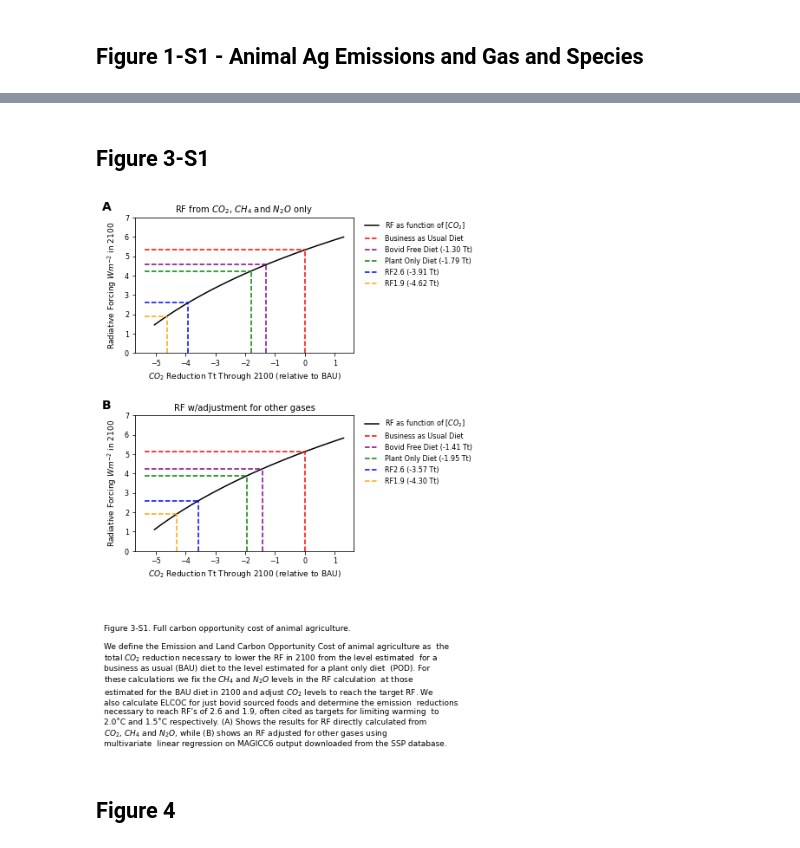
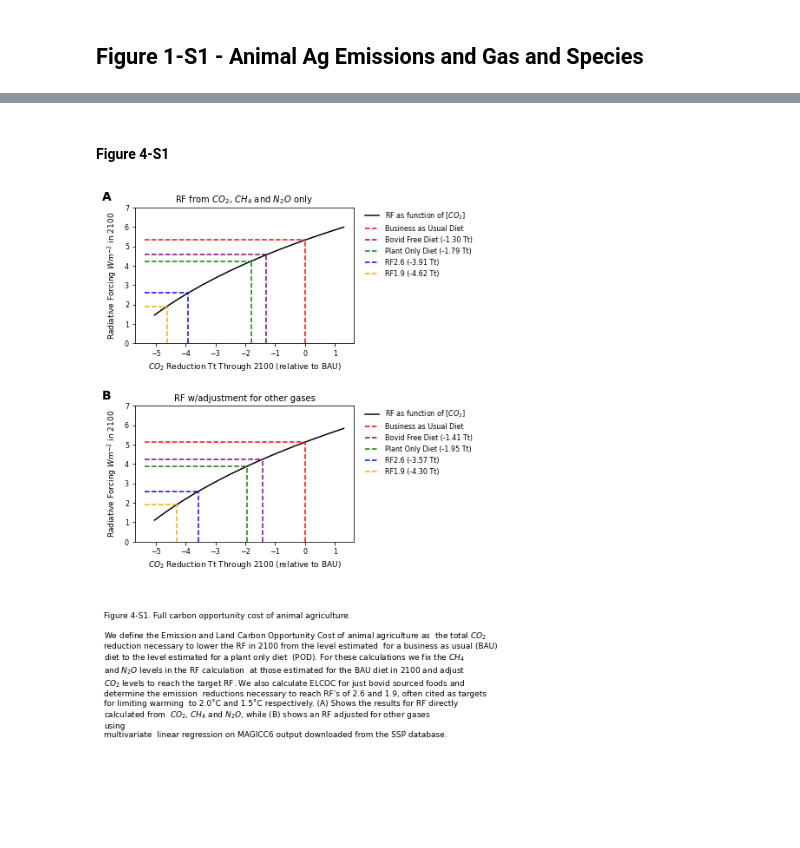
Before and after one commit to mbeisen/LivestockClimateImpact, a Jupyter notebook: PlanetaryReset.ipynb, the cells around one changed output, grey strips where cells are left out. Cells and saved outputs as stored; diff of their text form; code cells hidden in the pictures; blank space fills up the shorter version.

```diff
--- a/PlanetaryReset.ipynb
+++ b/PlanetaryReset.ipynb
@@ -965,3 +1157,9 @@ for scen in scenario_list:
+# %%
+for scen in scenario_list:
+    scenarios['ACO2EQ|%s' % scen] = compute_aco2eq(scenarios['CRFD|%s' % scen])
+    scenarios['COC|%s' % scen] = (scenarios.index - 2021) * scenarios['ACO2EQ|%s' % scen]
+    scenarios['ACO2EQC|%s' % scen] = compute_aco2eqc(scenarios['CRFCD|%s' % scen])
+    scenarios['COCC|%s' % scen] = (scenarios.index - 2021) * scenarios['ACO2EQC|%s' % scen]
 # %%
 ##
 
@@ -1340,9 +1538,11 @@ cow_milk 70.99893076144075
 figw = 8.5
 figh = 11
 
-labelw = 90
+labelw = 100
 
 cap_fontsize = 9
+
+fc = .97
 
 plt.rc('xtick',labelsize=8)
 plt.rc('ytick',labelsize=8)
@@ -1356,20 +1556,21 @@ pdffile = "Figures/Figure1.pdf"
 
 with PdfPages(pdffile) as pdf:
 
+    figh = 5.5
+    fig = plt.figure(figsize = (figw,figh),facecolor=(fc,fc,fc))
 
-    fig = plt.figure(figsize = (figw,figh))
-
-    panelw = 4.5
+    panelw = 2.5
     panelh = panelw/1.61
 
-    label_pos = -.075
+    label_pos = -.115
 
     margin_top = 1
 
-    panelx = (figw - panelw)/2
+    panelx1 = 1.25
+    panelx2 = 4.75
     panely = figh - margin_top - panelh
 
-    ax = fig.add_axes([panelx/figw,panely/figh,panelw/figw,panelh/figh])
+    ax = fig.add_axes([panelx1/figw,panely/figh,panelw/figw,panelh/figh])
 
     df = livestock_data.groupby('Category').sum()
     df['Emissions'] = df['Emissions|CO2'] + 34/1000 * df['Emissions|CH4'] + 298/1000 * df['Emissions|N2O']
@@ -1405,18 +1606,18 @@ with PdfPages(pdffile) as pdf:
     p1 = ax.bar(plot_species,plot_meat)
     p2 = ax.bar(plot_species,plot_milk,bottom=plot_meat)
     p3 = ax.bar(plot_species,plot_eggs,bottom=plot_meat + plot_milk)
-    ax.set_ylabel(r'Emissions (gigatonnes $CO_{2}eq$)')
+    ax.set_ylabel(r'Emissions (Gt $CO_{2}eq$)', fontsize=9)
     ax.set_ylim(0,6)
     ax.legend((p1[0], p2[0], p3[0]), ('Meat', 'Milk','Eggs'), frameon=False)
-    ax.text(label_pos,1.05,"A",transform=ax.transAxes,fontsize=14,fontweight='bold',horizontalalignment='right')
+    ax.text(label_pos,1.15,"A",transform=ax.transAxes,fontsize=14,fontweight='bold',horizontalalignment='right')
     ax.yaxis.set_label_coords(label_pos,0.5,transform=ax.transAxes)
 
     margin_between = 1
 
-    panelx = (figw - panelw)/2
-    panely -= panelh + margin_between
+    #panelx = (figw - panelw)/2
+    #panely -= panelh + margin_between
 
-    ax = fig.add_axes([panelx/figw,panely/figh,panelw/figw,panelh/figh])
+    ax = fig.add_axes([panelx2/figw,panely/figh,panelw/figw,panelh/figh])
 
     plot_species = ['cattle','buffalo','sheep','goats','pigs','poultry']
     plot_meat = np.array([
@@ -1452,7 +1653,7 @@ with PdfPages(pdffile) as pdf:
     ax.set_ylabel(r'Land Use (million $km^2$)')
     ax.set_ylim(0,30)
     ax.legend((p1[0], p2[0], p3[0]), ('Meat', 'Milk','Eggs'), frameon=False)
-    ax.text(label_pos,1.05,"B",transform=ax.transAxes,fontsize=14,fontweight='bold',horizontalalignment='right')
+    ax.text(label_pos,1.15,"B",transform=ax.transAxes,fontsize=14,fontweight='bold',horizontalalignment='right')
     ax.yaxis.set_label_coords(label_pos,0.5,transform=ax.transAxes)
 
 
@@ -1472,4 +1673,6 @@ production data from FAOSTAT for 2018 and species and product specific land use
 
 
     pdf.savefig()
+
+    plt.savefig(pdffile.replace('pdf','png'),dpi=300)
 # %% [output]
@@ -1484,7 +2308,7 @@ with PdfPages(pdffile) as pdf:
     figw = 8.5
     figh = 11
 
-    fig = plt.figure(figsize = (figw,figh))
+    fig = plt.figure(figsize = (figw,figh),facecolor=(fc,fc,fc))
 
     panelw = 3
     panelh = panelw/1.61
@@ -1639,4 +2463,5 @@ GLEAM (MacLeod et al., 2018).'''
 
 
     pdf.savefig()
+    plt.savefig(pdffile.replace('pdf','png'),dpi=300)
 # %% [output]
@@ -1984,9 +2646,9 @@ elcoc
 # %% [markdown]
-## Figure 3-S1
+#### Figure 4-S1
 # %%
 proj_end = scenarios.loc[2100]
 
-pdffile = "Figures/Figure3-S1.pdf"
+pdffile = "Figures/Figure4-S1.pdf"
 
 with PdfPages(pdffile) as pdf:
 
@@ -2110,34 +2772,33 @@ with PdfPages(pdffile) as pdf:
     ax.yaxis.set_label_coords(-0.075,0.5)
 
     ax.text(-.15,1.05,"B",transform=ax.transAxes,fontsize=14,fontweight='bold')
     ax.set_title("RF w/adjustment for other gases")
 
     #for label in (ax.get_xticklabels() + ax.get_yticklabels()):
     #    label.set_fontsize(8)
 
-    flh = r"Figure 3-S1. Full carbon opportunity cost of animal agriculture."
+    flh = r"Figure 4-S1. Full carbon opportunity cost of animal agriculture."
 
     flt = r'''We define the Emission and Land Carbon Opportunity Cost of animal agriculture as
 the total CO2 reduction necessary to lower the RF in 2100 from the level estimated
 for a business as usual (BAU) diet to the level estimated for a plant only diet
 (POD). For these calculations we fix the CH4 and N2O levels in the RF calculation
 at those estimated for the BAU diet in 2100 and adjust CO2 levels to reach the target RF.
 We also calculate ELCOC for just bovid sourced foods and determine the emission
 reductions necessary to reach RF’s of 2.6 and 1.9, often cited as targets for limiting warming
 to 2.0˚C and 1.5˚C respectively. (A) Shows the results for RF directly calculated from
 CO2, CH4 and N2O, while (B) shows an RF adjusted for other gases using multivariate
 linear regression on MAGICC6 output downloaded from the SSP database.'''
 
     flt = flt.replace("CO2",r"$CO_2$")
     flt = flt.replace("CH4",r"$CH_4$")
     flt = flt.replace("N2O",r"$N_{2}O$")
 
     annot_txt = flh + "\n\n" + tw.fill(tw.dedent(flt.rstrip()), width=labelw)
 
     plt.figtext(1/figw, 1/figh, annot_txt, horizontalalignment='left', verticalalignment='bottom', fontsize=cap_fontsize, multialignment='left', wrap="True")
 
     pdf.savefig()
+    plt.savefig(pdffile.replace('pdf','png'),dpi=300)
 # %% [output]
-[figure, old version]
+[figure, new version]
-# %% [markdown]
-## Figure 4
```
Also changed, not shown: parts of 69 cells of this notebook, 30 other files.
